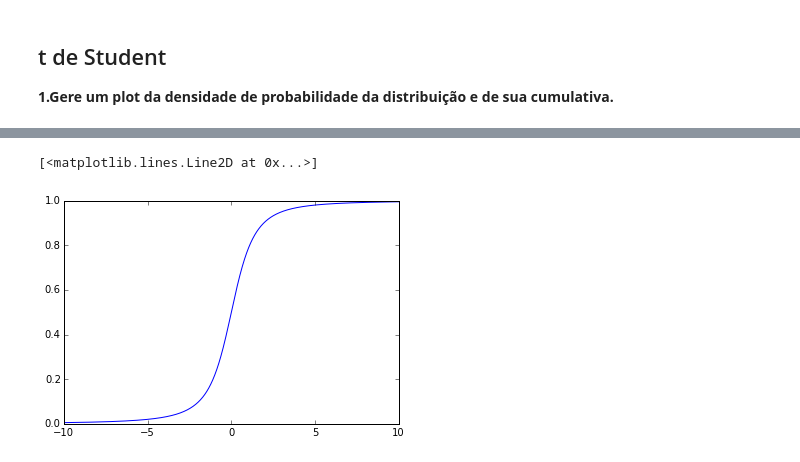
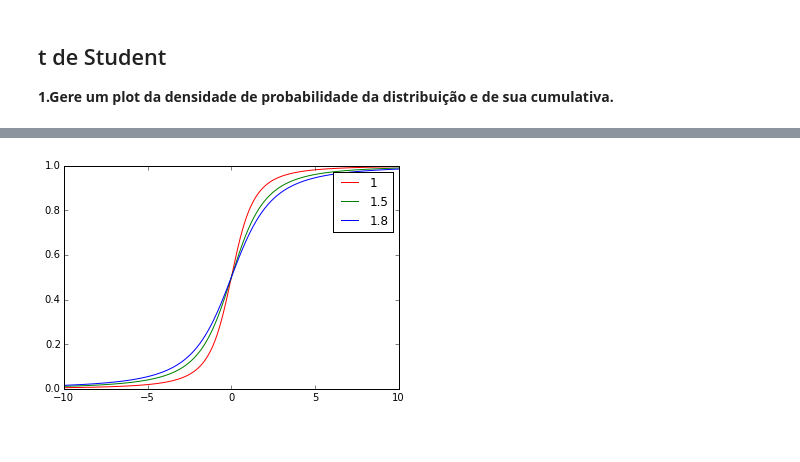
Before and after one commit to sucodesapo/Entrega-9, a Jupyter notebook: CDAula_09.ipynb, the cells around one changed output, grey strips where cells are left out. Saved outputs shown, nothing was run; the diff lists cells and outputs as text; code cells hidden in the pictures.

```diff
--- a/CDAula_09.ipynb
+++ b/CDAula_09.ipynb
@@ -82,8 +94,11 @@ plt.plot(x2,tstudent_pdf,'b')
-# %%
-plt.plot(x2,tstudent_cdf,'b')
-# %% [output]
-[<matplotlib.lines.Line2D at 0x...>]
-[figure, removed]
+# %%
+plt.plot(x2,tstudent_cdf,'r',label="1")
+plt.plot(x2,stats.t.cdf(x2, 2, loc=0, scale=1.5),'g',label="1.5")
+plt.plot(x2,stats.t.cdf(x2, 2, loc=0, scale=1.8),'b',label="1.8")
+plt.legend()
+plt.show()
+# %% [output]
+[figure, added]
 # %% [markdown]
 
 **2. Qual a forma analítica (expressão) da distribuição?**
```
Also changed, not shown: parts of 5 cells of this notebook.
